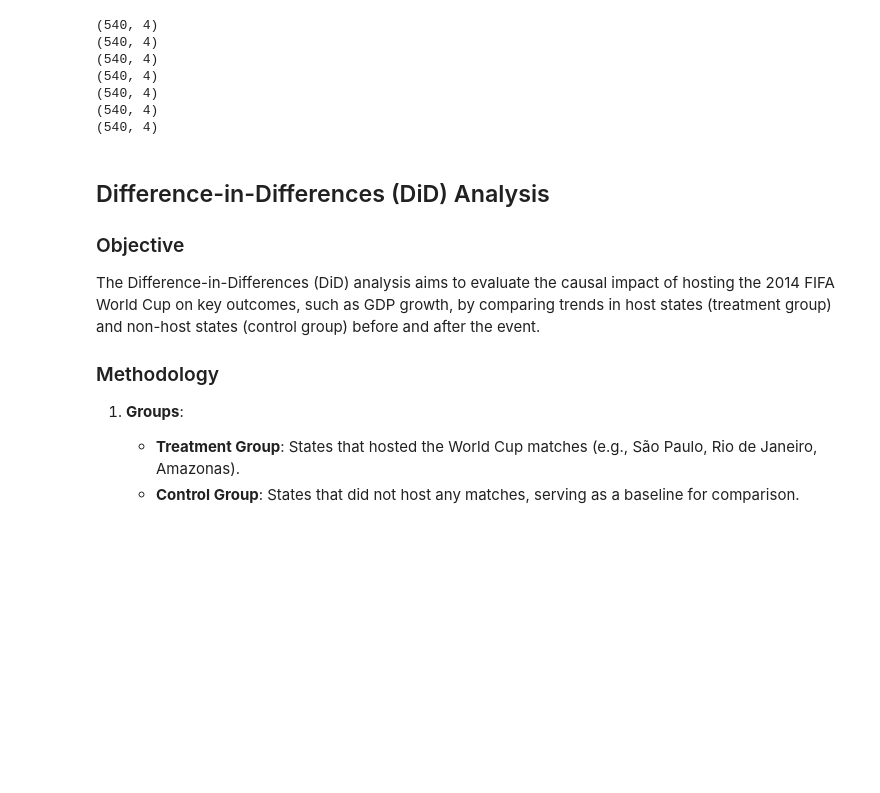
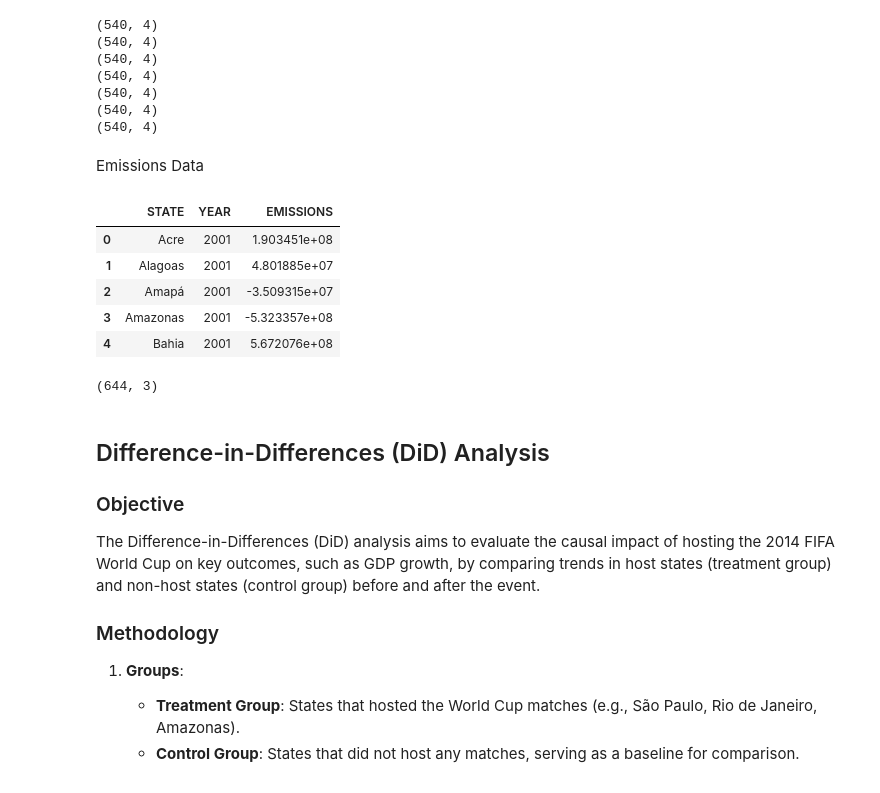
Before and after one commit to david-camper/worldcuphostcities_impact, a Jupyter notebook: analysis.ipynb, the cells around one changed output. Cells and saved outputs as stored; diff of their text form; code cells hidden in the pictures; blank space fills up the shorter version.

Commit message:
Extracted and cleaned CO2 Emissions data

```diff
--- a/analysis.ipynb
+++ b/analysis.ipynb
@@ -204,6 +210,41 @@ print(electricity_gas_df.shape)
 (540, 4)
 (540, 4)
 (540, 4)
+# %% [markdown]
+Emissions Data
+# %%
+emissions = pd.read_excel('/Users/muhammadmuhdhar/Desktop/Repo/WorldCupHostCities_Impact/data/CO2emmissions.xlsx')
+
+# Rename the column "Estado" to "STATE" for consistency and easier understanding
+emissions.rename(columns={"Estado": "STATE"}, inplace=True)
+
+# Define a list of years for which data will be analyzed
+years = [2001, 2002, 2003, 2004, 2005, 2006, 2007, 2008, 2009,
+         2010, 2011, 2012, 2013, 2014, 2015, 2016, 2017, 2018, 2019,
+         2020, 2021, 2022, 2023]
+
+# Group the emissions data by "STATE" and sum the values for each year
+emissions_df = emissions.groupby('STATE', as_index=False)[years].sum()
+
+# Reshape the emissions DataFrame from wide format to long format
+# This makes it easier for time-series analysis and visualization
+emissions_long_df = emissions_df.melt(id_vars=['STATE'], var_name='YEAR', value_name='EMISSIONS')
+
+# Convert the "YEAR" column to integers for consistency in data types
+emissions_long_df['YEAR'] = emissions_long_df['YEAR'].astype(int)
+
+emissions_long_df.head()
+# %% [output]
+|  | STATE | YEAR | EMISSIONS |
+| 0 | Acre | 2001 | 1.903451e+08 |
+| 1 | Alagoas | 2001 | 4.801885e+07 |
+| 2 | Amapá | 2001 | -3.509315e+07 |
+| 3 | Amazonas | 2001 | -5.323357e+08 |
+| 4 | Bahia | 2001 | 5.672076e+08 |
+# %%
+emissions_long_df.shape
+# %% [output]
+(644, 3)
 # %% [markdown]
 ## Difference-in-Differences (DiD) Analysis
 
```
Also changed, not shown: parts of 3 cells of this notebook, 2 other files.
